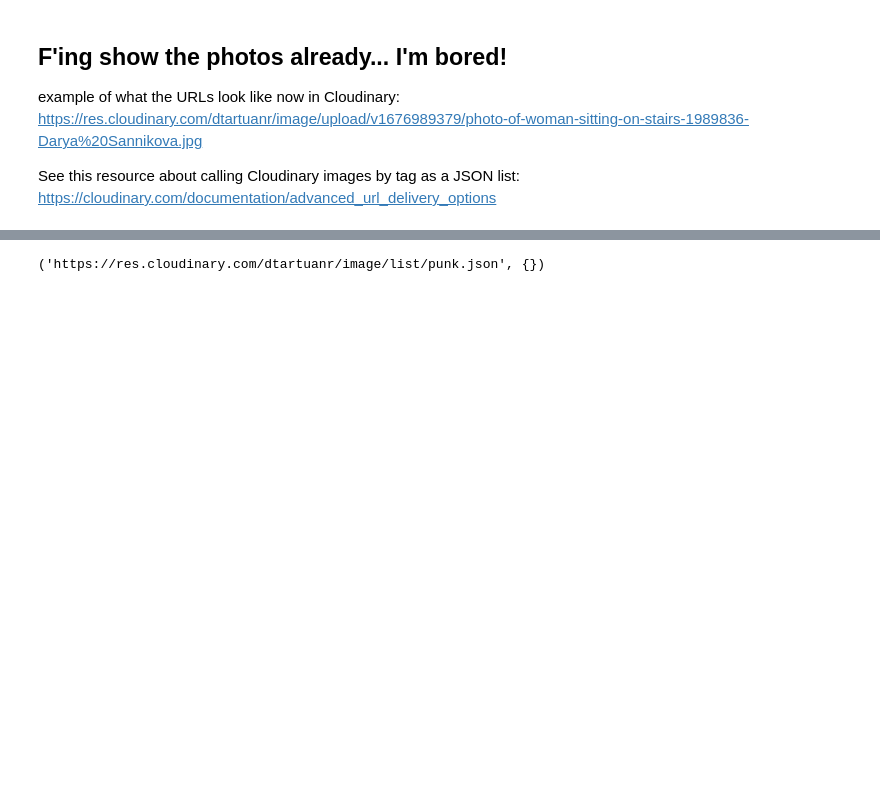
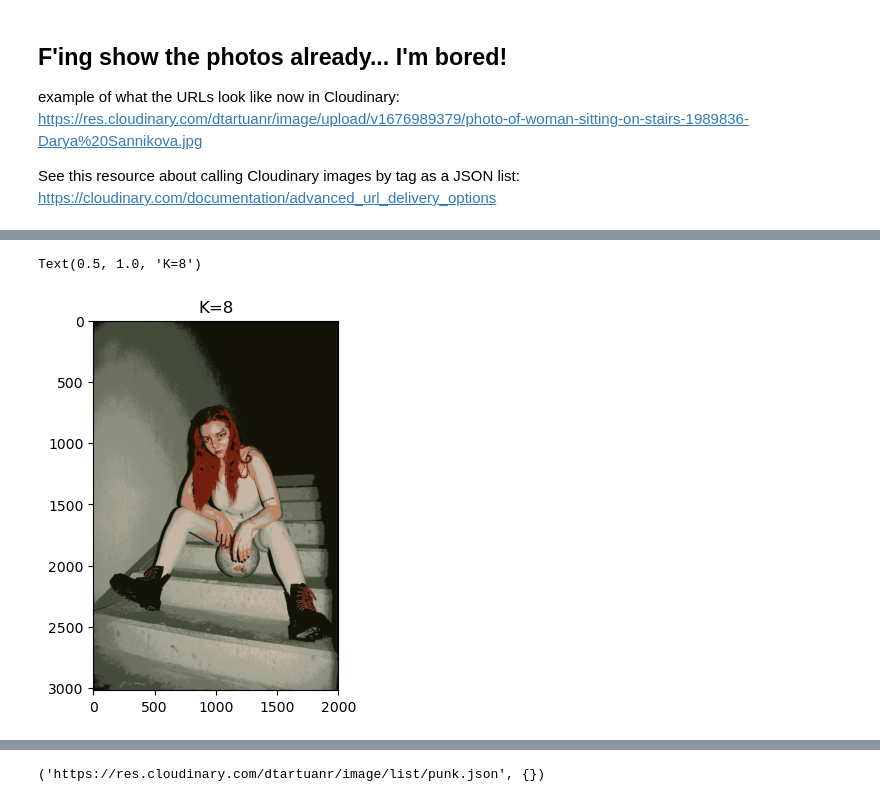
Before and after one commit to Data-Design-Dimension/color, a Jupyter notebook: color_quantization_from_url.ipynb, the cells around one changed output, grey strips where cells are left out. Saved outputs shown, nothing was run; the diff lists cells and outputs as text; code cells hidden in the pictures; blank space fills up the shorter version.

```diff
--- a/color_quantization_from_url.ipynb
+++ b/color_quantization_from_url.ipynb
@@ -321,0 +386,18 @@ https://cloudinary.com/documentation/advanced_url_delivery_options
+# %%
+# reshape the image to an array of Mx3 size (M is number of pixels in image) to represent RGB
+Z = cv_rgb.reshape((-1,3))
+# convert to np.float32
+Z = np.float32(Z)
+# define criteria, number of clusters(K) and apply kmeans()
+criteria = (cv.TERM_CRITERIA_EPS + cv.TERM_CRITERIA_MAX_ITER, 10, 1.0)
+K = 8
+ret,label,center=cv.kmeans(Z,K,None,criteria,10,cv.KMEANS_RANDOM_CENTERS)
+# now convert back into uint8, and make original image
+center = np.uint8(center)
+res = center[label.flatten()]
+res2 = res.reshape((cv_rgb.shape))
+plt.imshow(res2)
+plt.title('K=8')
+# %% [output]
+Text(0.5, 1.0, 'K=8')
+[figure, added]
```
Also changed, not shown: parts of 25 cells of this notebook, 1 other file.
